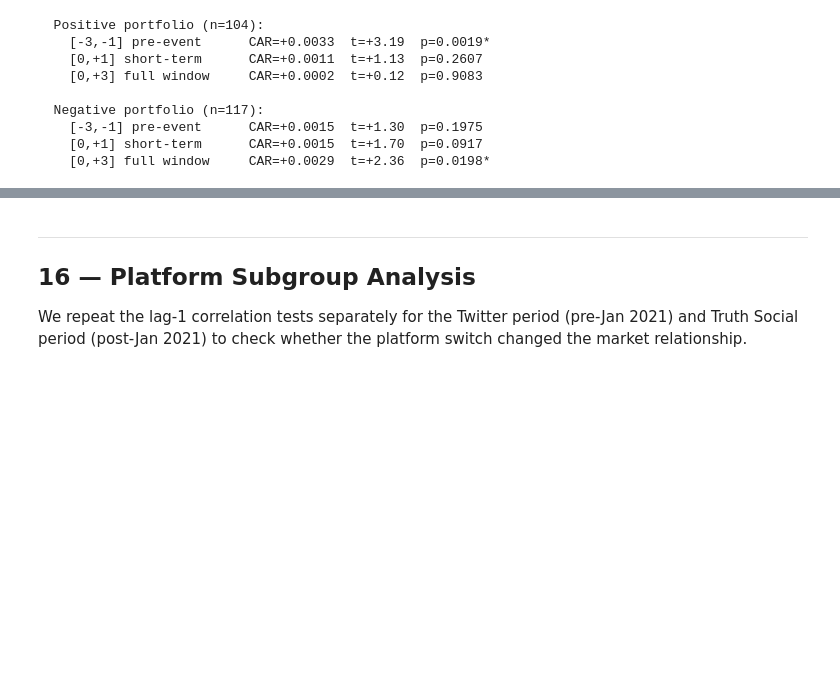
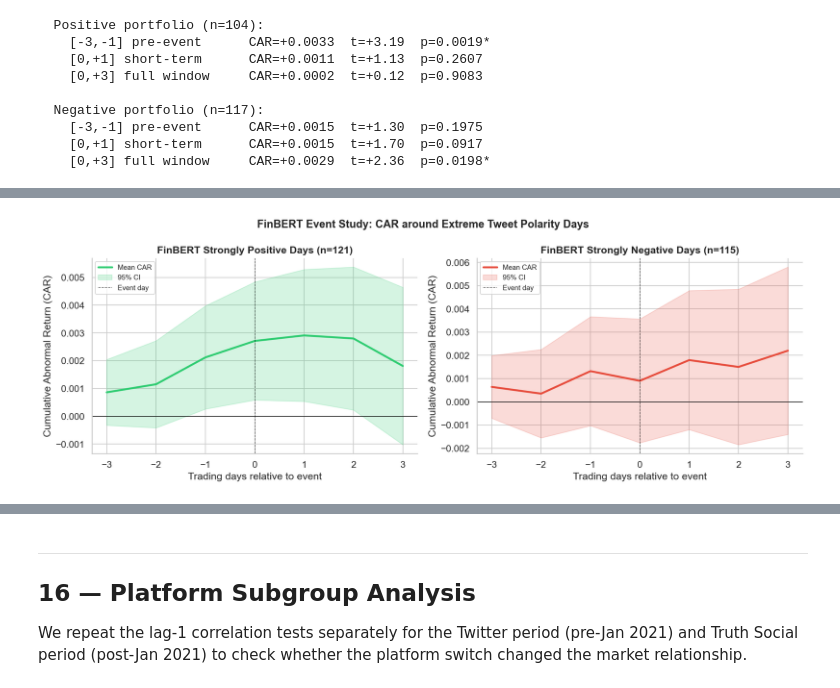
Before and after one commit to deercarla/trump-tweets-nlp, a Jupyter notebook: 4_eda/EDA.ipynb, the cells around one changed output, grey strips where cells are left out. Drawn from its saved outputs; the diff is of its cells as text; code cells hidden in the pictures; blank space fills up the shorter version.

```diff
--- a/4_eda/EDA.ipynb
+++ b/4_eda/EDA.ipynb
@@ -991,3 +1097,101 @@ for name, ars in [("Positive", pos_ars), ("Negative", neg_ars)]:
     [-3,-1] pre-event      CAR=+0.0015  t=+1.30  p=0.1975
     [0,+1] short-term      CAR=+0.0015  t=+1.70  p=0.0917
     [0,+3] full window     CAR=+0.0029  t=+2.36  p=0.0198*
+# %%
+if "finbert_mean" in fm.columns:
+    fm_es_fb = fm[["date_only", "log_return", "finbert_mean"]].dropna().copy()
+    fm_es_fb = fm_es_fb.sort_values("date_only").reset_index(drop=True)
+
+    p5_fb  = fm_es_fb["finbert_mean"].quantile(0.05)
+    p95_fb = fm_es_fb["finbert_mean"].quantile(0.95)
+    return_std_fb  = fm_es_fb["log_return"].std()
+    shock_dates_fb = set(fm_es_fb.loc[fm_es_fb["log_return"].abs() > 2*return_std_fb, "date_only"])
+
+    def near_shock_fb(date, window=5):
+        idx = fm_es_fb.index[fm_es_fb["date_only"] == date]
+        if len(idx) == 0:
+            return False
+        i = idx[0]
+        neighbors = fm_es_fb.iloc[max(0, i-window):i+window+1]["date_only"]
+        return any(d in shock_dates_fb for d in neighbors)
+
+    pos_events_fb = fm_es_fb[(fm_es_fb["finbert_mean"] >= p95_fb) &
+                             (~fm_es_fb["date_only"].apply(near_shock_fb))]["date_only"].values
+    neg_events_fb = fm_es_fb[(fm_es_fb["finbert_mean"] <= p5_fb) &
+                             (~fm_es_fb["date_only"].apply(near_shock_fb))]["date_only"].values
+
+    def compute_cars_fb(event_dates):
+        all_ars = []
+        for ev in event_dates:
+            idx = fm_es_fb.index[fm_es_fb["date_only"] == ev]
+            if len(idx) == 0:
+                continue
+            i = idx[0]
+            es, ee = i - PRE_GAP - EST_WIN, i - PRE_GAP
+            if es < 0 or i + len(LAGS_ES) > len(fm_es_fb):
+                continue
+            mean_ret = fm_es_fb.iloc[es:ee]["log_return"].mean()
+            ars = fm_es_fb.iloc[i-3:i+4]["log_return"].values - mean_ret
+            if len(ars) == len(LAGS_ES):
+                all_ars.append(ars)
+        return np.array(all_ars)
+
+    pos_ars_fb = compute_cars_fb(pos_events_fb)
+    neg_ars_fb = compute_cars_fb(neg_events_fb)
+
+    fig, axes = plt.subplots(1, 2, figsize=(14, 5))
+    for ax, ars, title, color in zip(
+        axes,
+        [pos_ars_fb, neg_ars_fb],
+        [f"FinBERT Strongly Positive Days (n={len(pos_ars_fb)})",
+         f"FinBERT Strongly Negative Days (n={len(neg_ars_fb)})"],
+        [C_POSITIVE, C_NEGATIVE]
+    ):
+        if len(ars) == 0:
+            ax.text(0.5, 0.5, "No valid event windows", ha="center", va="center", fontsize=12)
+            ax.set_title(title, fontweight="bold")
+            ax.set_xlabel("Trading days relative to event")
+            ax.set_ylabel("Cumulative Abnormal Return (CAR)")
+            continue
+
+        mean_car = np.cumsum(ars.mean(axis=0))
+        se_car   = np.sqrt(np.cumsum((ars.std(axis=0) / np.sqrt(len(ars)))**2))
+        ax.plot(LAGS_ES, mean_car, color=color, linewidth=2.5, label="Mean CAR")
+        ax.fill_between(LAGS_ES, mean_car - 1.96*se_car, mean_car + 1.96*se_car,
+                        alpha=0.2, color=color, label="95% CI")
+        ax.axhline(0, color="black", linewidth=0.8)
+        ax.axvline(0, color="black", linewidth=0.8, linestyle="--", alpha=0.6,
+                   label="Event day")
+        ax.set_xticks(LAGS_ES)
+        ax.set_xlabel("Trading days relative to event")
+        ax.set_ylabel("Cumulative Abnormal Return (CAR)")
+        ax.set_title(title, fontweight="bold")
+        ax.legend(fontsize=9)
+
+    plt.suptitle("FinBERT Event Study: CAR around Extreme Tweet Polarity Days",
+                 fontsize=14, fontweight="bold")
+    plt.tight_layout()
+    savefig("13b_event_study_finbert")
+    plt.show()
+
+    def car_sig(ars, i1, i2):
+        cars = ars[:, i1:i2+1].sum(axis=1)
+        t = cars.mean() / (cars.std(ddof=1) / np.sqrt(len(cars)))
+        p = 2 * stats.t.sf(np.abs(t), df=len(cars)-1)
+        return cars.mean(), t, p
+
+    z = LAGS_ES.index(0)
+    for name, ars in [("Positive", pos_ars_fb), ("Negative", neg_ars_fb)]:
+        if len(ars) == 0:
+            print(f"\n  FinBERT {name} portfolio: no valid event windows")
+            continue
+        print(f"\n  FinBERT {name} portfolio (n={len(ars)}):")
+        for wname, (i1, i2) in [("[-3,-1] pre-event",(0,z-1)),
+                                 ("[0,+1] short-term",(z,z+1)),
+                                 ("[0,+3] full window",(z,len(LAGS_ES)-1))]:
+            car, t, p = car_sig(ars, i1, i2)
+            sig = "*" if p < 0.05 else ""
+            print(f"    {wname:<22} CAR={car:+.4f}  t={t:+.2f}  p={p:.4f}{sig}")
+else:
+    print("FinBERT event study skipped because 'finbert_mean' is not available in fm.")
+# %% [output]
@@ -993,0 +1199 @@ for name, ars in [("Positive", pos_ars), ("Negative", neg_ars)]:
+[figure, added]
```
Also changed, not shown: parts of 4 cells of this notebook, 3 other files.
